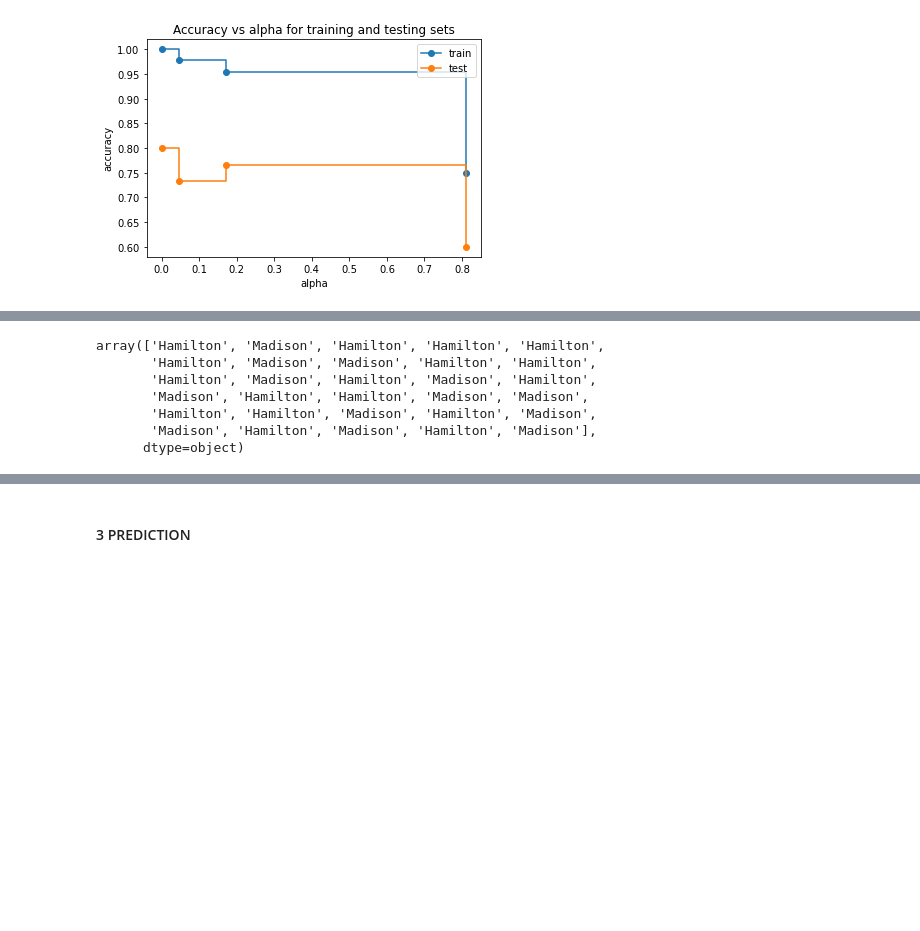
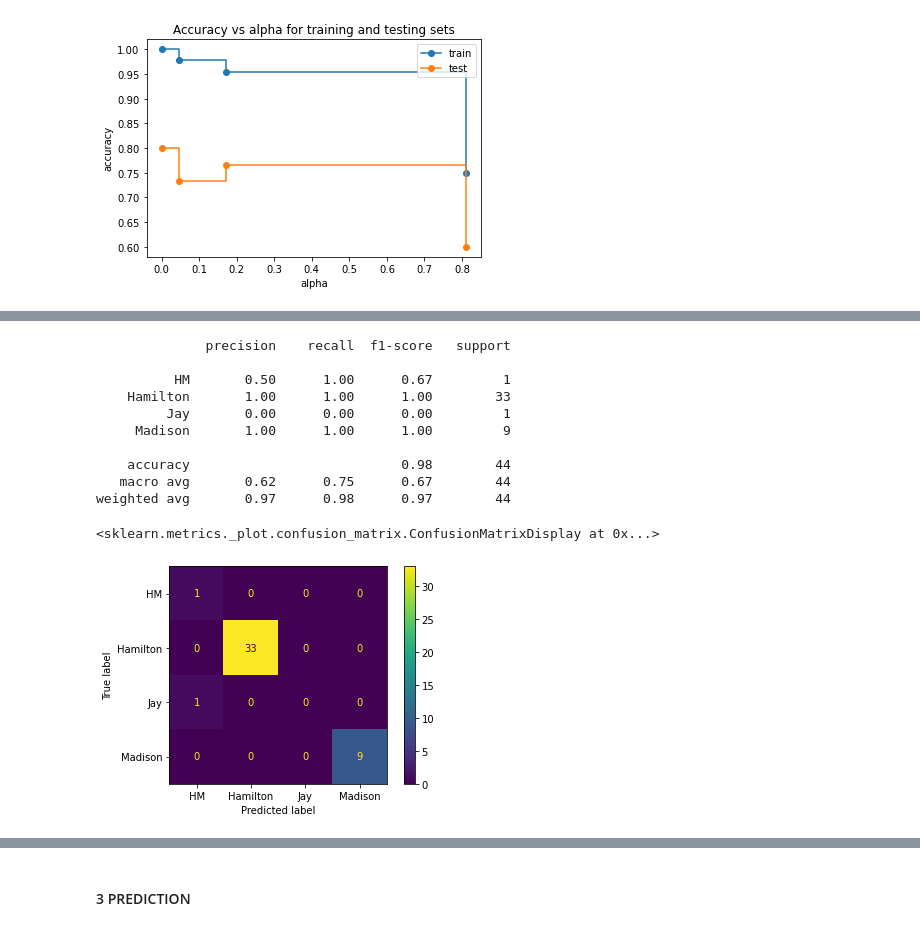
Before and after one commit to chaithrakc/syr_ads_machine_learning, a Jupyter notebook: week05decision_tree/hw05/Chaithra-Hw05-DecisionTrees.ipynb, the cells around one changed output, grey strips where cells are left out. Drawn from its saved outputs; the diff is of its cells as text; code cells hidden in the pictures; blank space fills up the shorter version.

```diff
--- a/week05decision_tree/hw05/Chaithra-Hw05-DecisionTrees.ipynb
+++ b/week05decision_tree/hw05/Chaithra-Hw05-DecisionTrees.ipynb
@@ -224,3 +218,0 @@ plt.show()
-# %%
-clf = DecisionTreeClassifier(random_state=0,criterion='entropy', ccp_alpha=0.4)
-clf.fit(X_train,Y_train)
@@ -243,0 +219,11 @@ print(tree.export_text(clf,feature_names=list(X_train.columns)))
+# %%
+from sklearn.metrics import accuracy_score
+
+ccp_alpha = [0.0,0.1,0.2,0.3,0.4,0.5,0.6,0.7,0.8,0.9,1.0]
+
+for val in ccp_alpha:
+    clf = DecisionTreeClassifier(random_state=0,criterion='entropy',ccp_alpha=val)
+    clf.fit(X_train, Y_train)
+    accuracy_training = accuracy_score(Y_train, clf.predict(X_train))
+    accuracy_testing = accuracy_score(Y_test, clf.predict(X_test))
+    print(f'Training Accuracy(ccp_alpha={val}):{accuracy_training},   Testing Accuracy(max_depth={val}):{accuracy_testing}')
@@ -243,0 +247,9 @@ print(tree.export_text(clf,feature_names=list(X_train.columns)))
+# %%
+max_depth = [1,2,3,4,5,6,7,8,9,10]
+
+for val in max_depth:
+    clf = DecisionTreeClassifier(random_state=0,criterion='entropy',ccp_alpha=0.4,max_depth=val)
+    clf.fit(X_train, Y_train)
+    accuracy_training = accuracy_score(Y_train, clf.predict(X_train))
+    accuracy_testing = accuracy_score(Y_test, clf.predict(X_test))
+    print(f'Training Accuracy(max_depth={val}):{accuracy_training},   Testing Accuracy(max_depth={val}):{accuracy_testing}')
@@ -243,0 +269,3 @@ print(tree.export_text(clf,feature_names=list(X_train.columns)))
+# %%
+clf = DecisionTreeClassifier(random_state=0,criterion='entropy',ccp_alpha=0.1,max_depth=10)
+clf.fit(X_train, Y_train)
@@ -244,13 +295,22 @@ print(tree.export_text(clf,feature_names=list(X_train.columns)))
 # %%
-# predicting on test data
-test_pred=clf.predict(X_test)
-test_pred
+# validating training data
+
+pred = clf.predict(X_train)
+print(classification_report(Y_train, pred))
+
+# plot the confusion matrix
+ConfusionMatrixDisplay.from_estimator(clf,X_train,Y_train)
 # %% [output]
-array(['Hamilton', 'Madison', 'Hamilton', 'Hamilton', 'Hamilton',
-       'Hamilton', 'Madison', 'Madison', 'Hamilton', 'Hamilton',
-       'Hamilton', 'Madison', 'Hamilton', 'Madison', 'Hamilton',
-       'Madison', 'Hamilton', 'Hamilton', 'Madison', 'Madison',
-       'Hamilton', 'Hamilton', 'Madison', 'Hamilton', 'Madison',
-       'Madison', 'Hamilton', 'Madison', 'Hamilton', 'Madison'],
-      dtype=object)
+              precision    recall  f1-score   support
+
+          HM       0.50      1.00      0.67         1
+    Hamilton       1.00      1.00      1.00        33
+         Jay       0.00      0.00      0.00         1
+     Madison       1.00      1.00      1.00         9
+
+    accuracy                           0.98        44
+   macro avg       0.62      0.75      0.67        44
+weighted avg       0.97      0.98      0.97        44
+<sklearn.metrics._plot.confusion_matrix.ConfusionMatrixDisplay at 0x...>
+[figure, added]
 # %%
```
Also changed, not shown: parts of 31 cells of this notebook, 4 other files.
